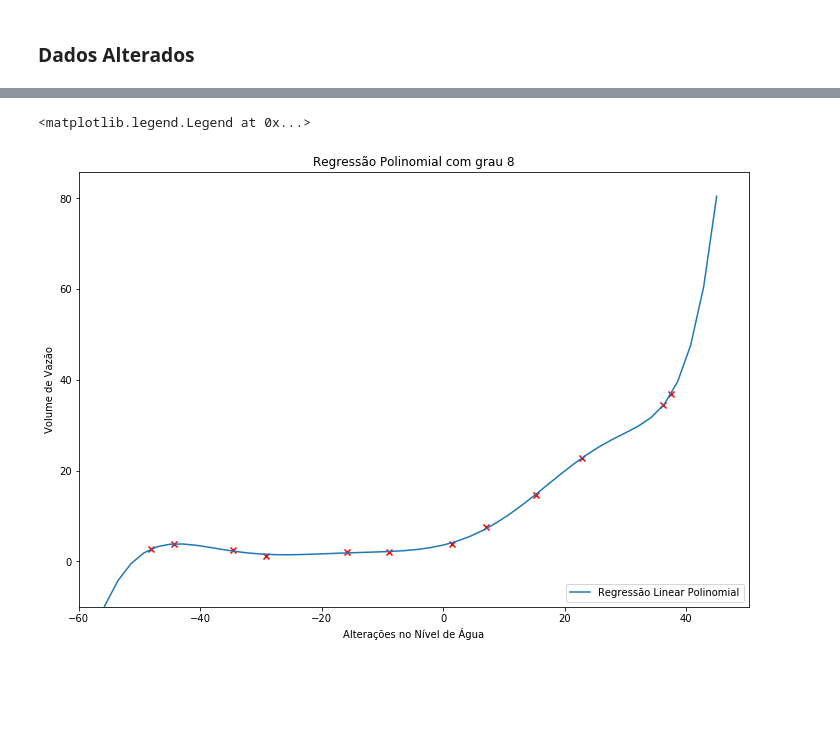
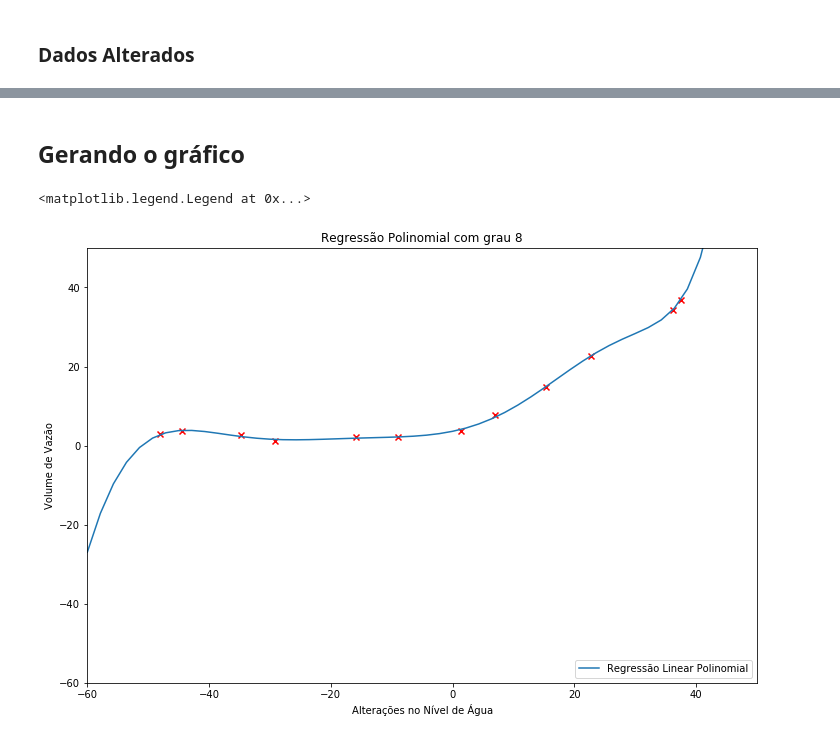
Before and after one commit to ramonsilvanet/AM_Trabalho1, a Jupyter notebook: exercicio_7_regressao_polinomial.ipynb, the cells around one changed output, grey strips where cells are left out. Saved outputs shown, nothing was run; the diff lists cells and outputs as text; code cells hidden in the pictures; blank space fills up the shorter version.

Commit message:
:imp: Alaterações no Gráfico

```diff
--- a/exercicio_7_regressao_polinomial.ipynb
+++ b/exercicio_7_regressao_polinomial.ipynb
@@ -79,3 +77,5 @@ rl.gradiet
+# %% [markdown]
+## Gerando o gráfico
 # %%
 poly = PolynomialFeatures(degree=8)
 X_train_poly = poly.fit_transform(X[:,1].reshape(-1,1))
@@ -90,15 +90,15 @@ plot_y = regr2.intercept_+ np.sum(regr2.coef_*poly.fit_transform(plot_x.reshape(
 # %%
 fig, ax = plt.subplots(figsize=(12,8))
 
 ax.set_title('Regressão Polinomial com grau 8')
 
 ax.plot(plot_x, plot_y, label='Regressão Linear Polinomial')
 ax.set_xlabel("Alterações no Nível de Água")
 ax.set_ylabel('Volume de Vazão')
 ax.scatter(X[:,1], y, marker='x', c='r')
-ax.set_ylim(ymin=-10)
-ax.set_xlim(xmin=-60)
+ax.set_ylim(ymin=-60, ymax=50)
+ax.set_xlim(xmin=-60, xmax=50)
 ax.legend(loc=4)
 # %% [output]
 <matplotlib.legend.Legend at 0x...>
-[figure, old version]
+[figure, new version]
```
Also changed, not shown: parts of 1 cell of this notebook.
